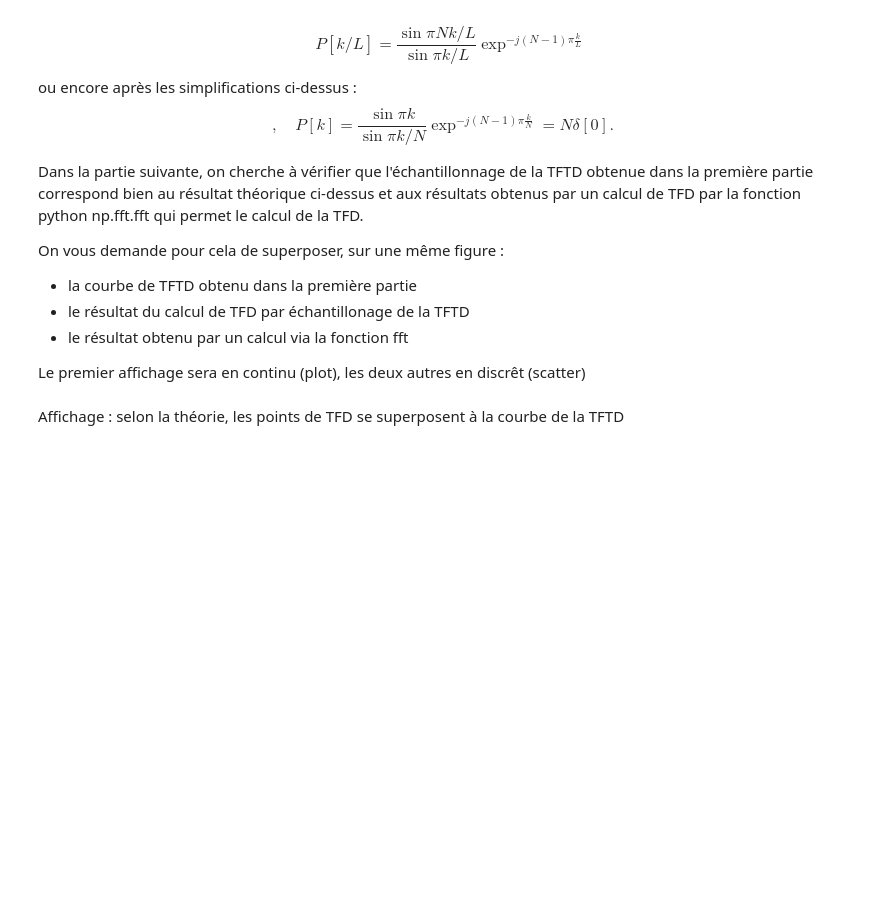
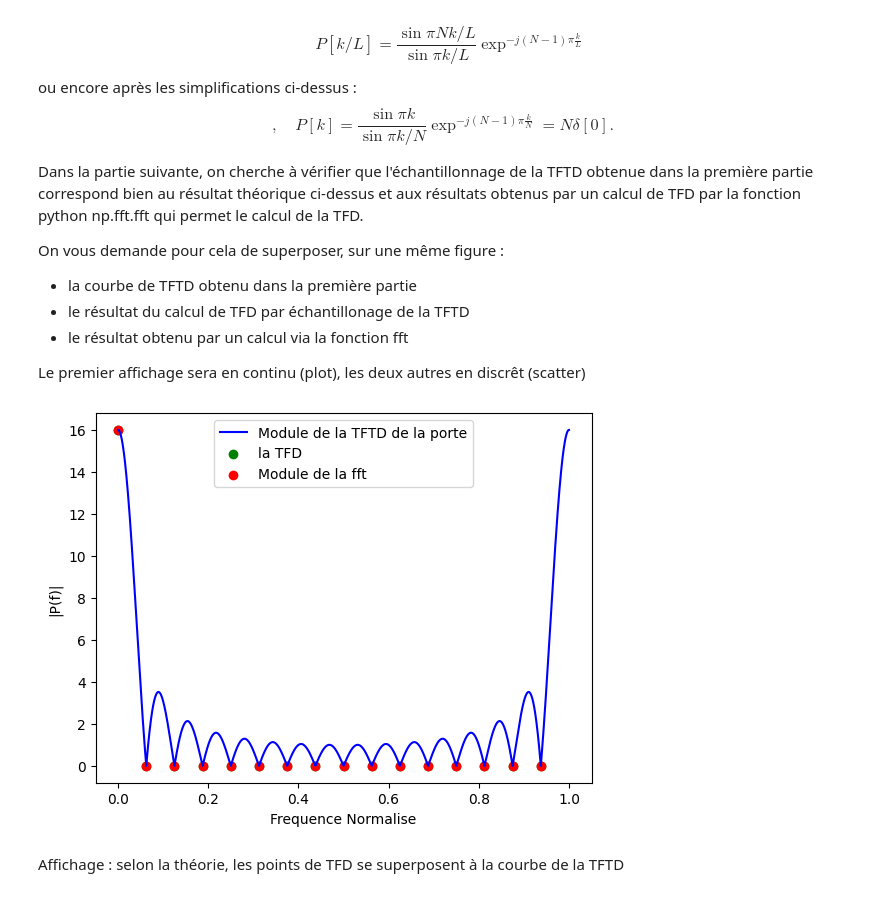
Before and after one commit to Souniz/TPSD_S6, a Jupyter notebook: TAS/TP1_L3_etudiants.ipynb, the cells around one changed output. Drawn from its saved outputs; the diff is of its cells as text; code cells hidden in the pictures; blank space fills up the shorter version.

```diff
--- a/TAS/TP1_L3_etudiants.ipynb
+++ b/TAS/TP1_L3_etudiants.ipynb
@@ -99,20 +99,33 @@ On vous demande pour cela de superposer, sur une même figure :
 Le premier affichage sera en continu (plot), les deux autres en discrêt (scatter)
 # %%
 # Affichage de la TFTD de la porte (reprendre l'affichage de la partie 1)
+f=np.linspace(0,1,fe)
+y=[np.abs(fonctionTFTDporte(i*fe,N,fe)) for i in f]
 
+plt.figure()
+plt.plot(f,y,c='blue',label="Module de la TFTD de la porte")
+
+plt.xlabel('Frequence Normalise')
+plt.ylabel('|P(f)|')
 
 
 # Affichage de la TFD théorique P[k] calculée ci-dessus
-
-
+theri=np.zeros(N)
+theri[0]=N
+k=np.arange(N)
+plt.scatter(k/N,theri,c='green',label="la TFD")
 
 # Création d'un signal de taille N rempli de 1
-
-
+sign=[1 for i in range(N)]
+sign=np.ones(N)
 # Calcul de la FFT du signal
-
-
-# Affichage du résultat de fft
+fft= np.fft.fft(sign)
+#Affichage du résultat de fft
+plt.scatter(k/N,fft,c='red',label="Module de la fft")
+plt.legend(loc='upper center')
+plt.show()
+# %% [output]
+[figure, added]
 # %% [markdown]
 Affichage : selon la théorie, les points de TFD se superposent à la courbe de la TFTD
 # %% [markdown]
```
Also changed, not shown: 4 other files.
